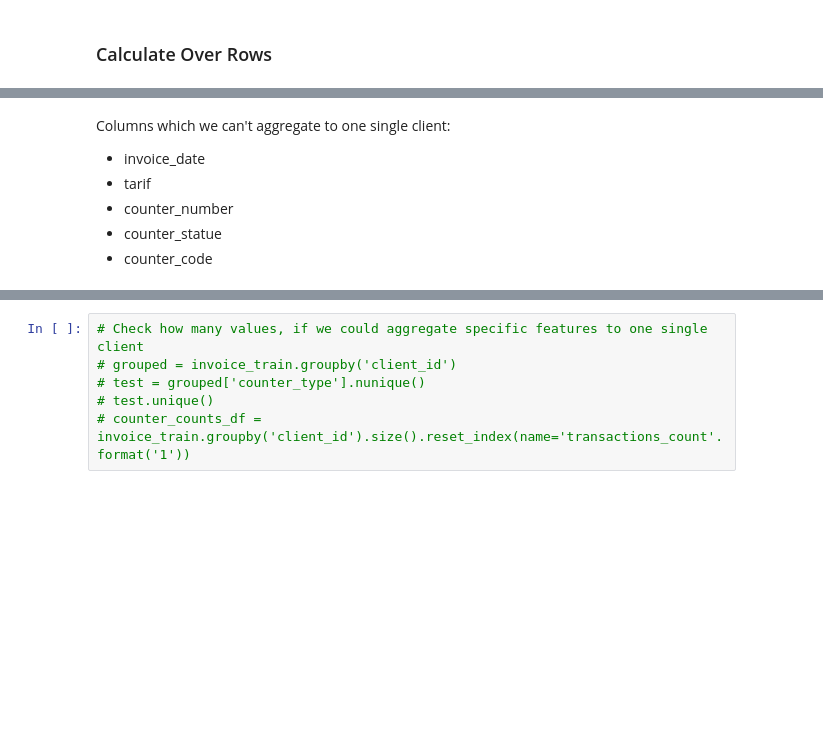
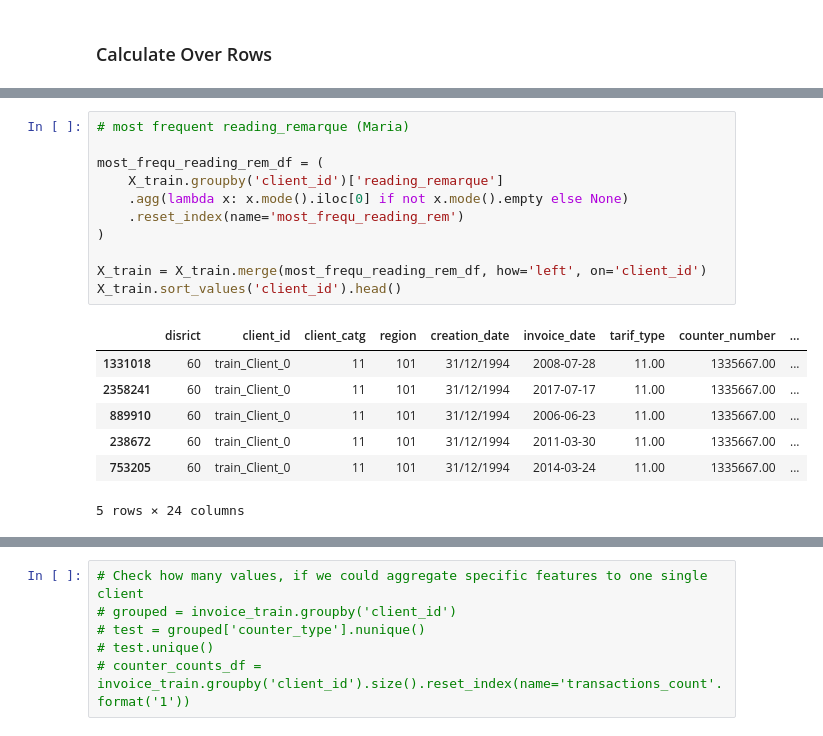
Before and after one commit to MaJo632/my_ml_project, a Jupyter notebook: 0306_EDA_FEATUREENG.ipynb, the cells around one changed output, grey strips where cells are left out. Cells and saved outputs as stored; diff of their text form; blank space fills up the shorter version.

```diff
--- a/0306_EDA_FEATUREENG.ipynb
+++ b/0306_EDA_FEATUREENG.ipynb
@@ -115,7 +148,19 @@ X_train.sort_values('client_id').head()
-# %% [markdown]
-Columns which we can't aggregate to one single client:
-- invoice_date
-- tarif
-- counter_number
-- counter_statue
-- counter_code
+# %%
+# most frequent reading_remarque (Maria)
+
+most_frequ_reading_rem_df = (
+    X_train.groupby('client_id')['reading_remarque']
+    .agg(lambda x: x.mode().iloc[0] if not x.mode().empty else None)
+    .reset_index(name='most_frequ_reading_rem')
+)
+
+X_train = X_train.merge(most_frequ_reading_rem_df, how='left', on='client_id')
+X_train.sort_values('client_id').head()
+# %% [output]
+|  | disrict | client_id | client_catg | region | creation_date | invoice_date | tarif_type | counter_number | ... |
+| 1331018 | 60 | train_Client_0 | 11 | 101 | 31/12/1994 | 2008-07-28 | 11.00 | 1335667.00 | ... |
+| 2358241 | 60 | train_Client_0 | 11 | 101 | 31/12/1994 | 2017-07-17 | 11.00 | 1335667.00 | ... |
+| 889910 | 60 | train_Client_0 | 11 | 101 | 31/12/1994 | 2006-06-23 | 11.00 | 1335667.00 | ... |
+| 238672 | 60 | train_Client_0 | 11 | 101 | 31/12/1994 | 2011-03-30 | 11.00 | 1335667.00 | ... |
+| 753205 | 60 | train_Client_0 | 11 | 101 | 31/12/1994 | 2014-03-24 | 11.00 | 1335667.00 | ... |
+5 rows × 24 columns
```
Also changed, not shown: parts of 40 cells of this notebook, 1 other file.
